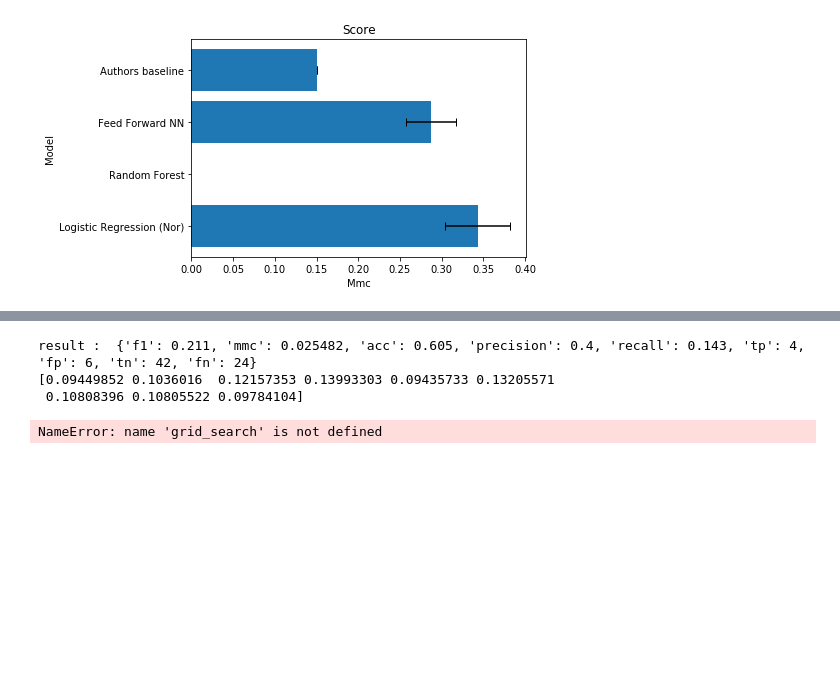
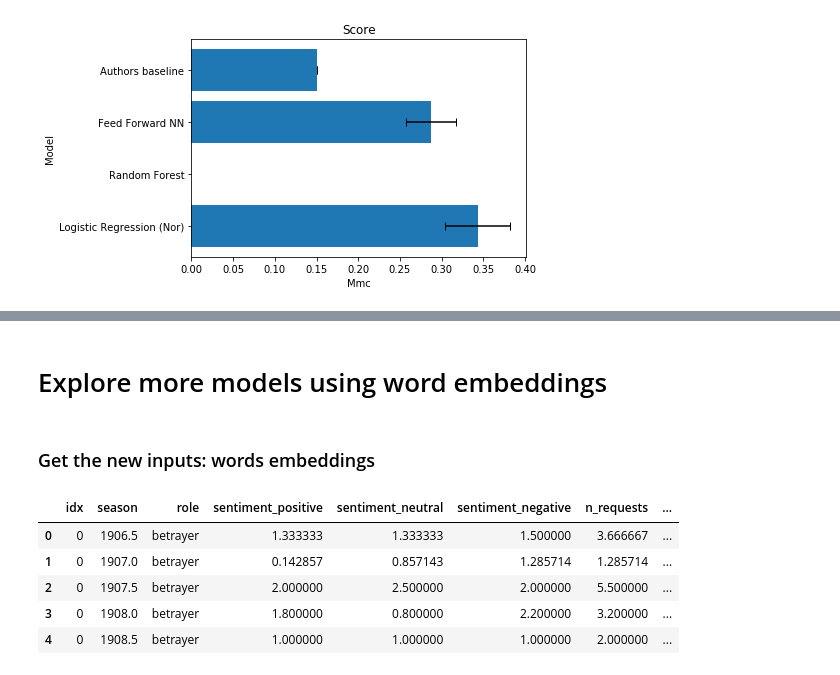
Before and after one commit to epfl-ada/ada-2020-project-milestone-p3-p3_atadata, a Jupyter notebook: Notebook.ipynb, the cells around one changed output, grey strips where cells are left out. Drawn from its saved outputs; the diff is of its cells as text; code cells hidden in the pictures; blank space fills up the shorter version.

```diff
--- a/Notebook.ipynb
+++ b/Notebook.ipynb
@@ -952,26 +473,2 @@ print('result : ', evaluate_model(y_test, y_pred))
-# %%
-import xgboost
-
-X, Y = data_2_roles_seaons_3[['sentiment_positive', 'sentiment_neutral', 'sentiment_negative', 'n_requests', 'n_words',
-               'n_sentences', 'politeness', 'delta_role', 'delta_time']].values, (data_2_roles_seaons_3['season_before_betrayal'].values == 3).astype(np.int)
-ratio = float(np.sum(Y == 0)) / np.sum(Y == 1) #for XGBoost
-
-x_train, x_test, y_train, y_test = train_test_split(X, Y, test_size=0.20, random_state=42)
-x_train_nor, x_test_nor = normalize(x_train), normalize(x_test)
-
-clf = xgboost.XGBClassifier(n_jobs=-1, scale_pos_weight=ratio, n_estimators=300, max_depth=20)
-clf.fit(x_train_nor, y_train)
-
-y_pred = clf.predict(x_test_nor)
-
-print('result : ', evaluate_model(y_test, y_pred))
-print(clf.feature_importances_)
-# %% [output]
-result :  {'f1': 0.211, 'mmc': 0.025482, 'acc': 0.605, 'precision': 0.4, 'recall': 0.143, 'tp': 4, 'fp': 6, 'tn': 42, 'fn': 24}
-[0.09449852 0.1036016  0.12157353 0.13993303 0.09435733 0.13205571
- 0.10808396 0.10805522 0.09784104]
-# %%
-print("Best parameters: {}".format(grid_search.best_params_))
-print("Best cross-validation f1 score: {:.2f}".format(grid_search.best_score_))
-# %% [output]
-NameError: name 'grid_search' is not defined
+# %% [markdown]
+# Explore more models using word embeddings
@@ -977,0 +481,42 @@ NameError: name 'grid_search' is not defined
+# %% [markdown]
+### Get the new inputs: words embeddings
+# %%
+features_data = df.copy()
+embedded-picture
+# Consider only the betrayals relationships
+features_data = features_data[features_data['betrayal'] == True]
+features_data = features_data.drop(columns=[ 'season_betrayal', 'betrayal'])
+
+aggreagted_features_per_season = features_data.groupby(['idx', 'season', 'role'], as_index=True).aggregate({
+    'sentiment_positive': 'mean',
+    'sentiment_neutral': 'mean',
+    'sentiment_negative': 'mean',
+    'n_requests': 'mean',
+    'n_words': 'sum',
+    'n_disc_words': 'sum',
+    'politeness': 'mean',
+    'n_sentences': 'sum',
+    'friendship_length': 'min', # Same
+    'season_before_betrayal': 'min', # Same
+     'all_words': 'sum' # Adding all words in a season
+})
+
+features_per_season = aggreagted_features_per_season.reset_index()
+
+# Add difference politeness deltas
+delta_politeness_role = features_per_season.groupby(by=['idx', 'season']).apply(lambda x: pd.Series(delta_politeness(x))).reset_index()
+features_per_season['delta_time_politeness'] = get_politeness_season(features_per_season)
+
+# Consider just betrayer data
+input_features = features_per_season[features_per_season['role'] == 'betrayer'].set_index(['idx', 'season']).join(delta_politeness_role.set_index(['idx', 'season'])).reset_index()
+
+X = input_features
+Y = (input_features['season_before_betrayal'] == 1.0).values.astype('float32')
+X.head()
+# %% [output]
+|  | idx | season | role | sentiment_positive | sentiment_neutral | sentiment_negative | n_requests | ... |
+| 0 | 0 | 1906.5 | betrayer | 1.333333 | 1.333333 | 1.500000 | 3.666667 | ... |
+| 1 | 0 | 1907.0 | betrayer | 0.142857 | 0.857143 | 1.285714 | 1.285714 | ... |
+| 2 | 0 | 1907.5 | betrayer | 2.000000 | 2.500000 | 2.000000 | 5.500000 | ... |
+| 3 | 0 | 1908.0 | betrayer | 1.800000 | 0.800000 | 2.200000 | 3.200000 | ... |
+| 4 | 0 | 1908.5 | betrayer | 1.000000 | 1.000000 | 1.000000 | 2.000000 | ... |
```
Also changed, not shown: parts of 74 cells of this notebook, 1 other file.
